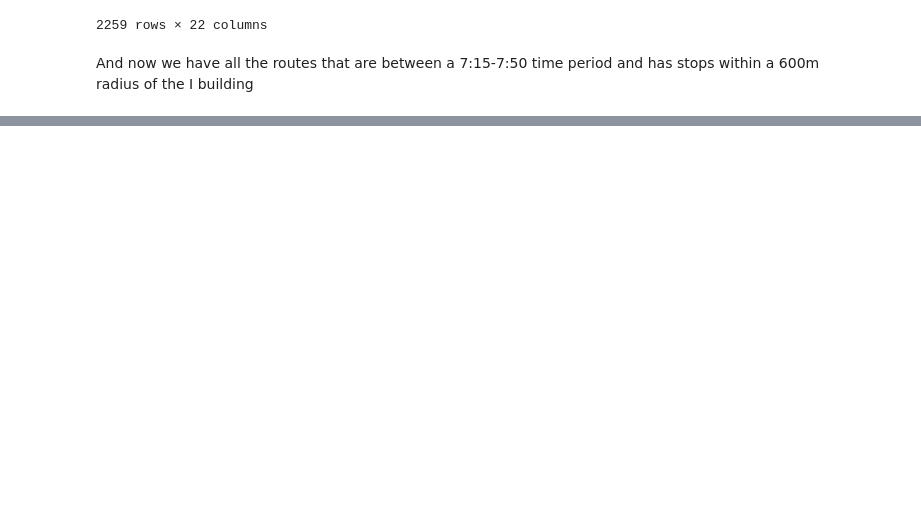
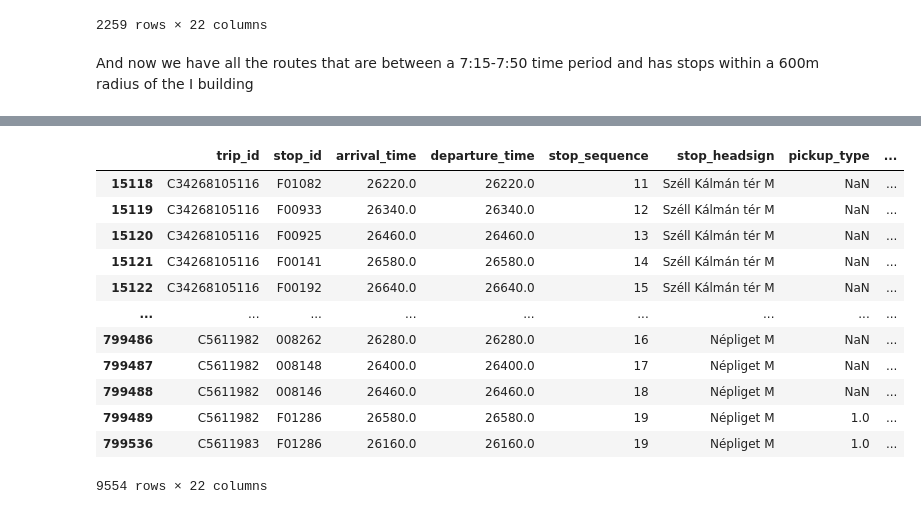
Before and after one commit to BGera89/Big_Data_Homework, a Jupyter notebook: final_submission.ipynb, the cells around one changed output, grey strips where cells are left out. Cells and saved outputs as stored; diff of their text form; code cells hidden in the pictures; blank space fills up the shorter version.

```diff
--- a/final_submission.ipynb
+++ b/final_submission.ipynb
@@ -325,0 +504,28 @@ pathways_7_8.to_csv("path_ways_7_8.csv",index=False)
+# %%
+#and we filter for time from 7:15-7:50 like before
+stops_intercept_7_8=stops_intercept[stops_intercept["arrival_time"]<28200]
+stops_intercept_7_8=stops_intercept_7_8[stops_intercept_7_8["arrival_time"]>26100]
+# %%
+#and add the short names
+values_dict=dict(zip(routes["route_id"], routes["route_short_name"]))
+short_names=[]
+for i in stops_intercept_7_8["route_id"]:
+    for k in values_dict:
+        if i==k:
+            short_names.append(values_dict[k])
+stops_intercept_7_8["short_names"]=short_names
+stops_intercept_7_8
+# %% [output]
+|  | trip_id | stop_id | arrival_time | departure_time | stop_sequence | stop_headsign | pickup_type | ... |
+| 15118 | C34268105116 | F01082 | 26220.0 | 26220.0 | 11 | Széll Kálmán tér M | NaN | ... |
+| 15119 | C34268105116 | F00933 | 26340.0 | 26340.0 | 12 | Széll Kálmán tér M | NaN | ... |
+| 15120 | C34268105116 | F00925 | 26460.0 | 26460.0 | 13 | Széll Kálmán tér M | NaN | ... |
+| 15121 | C34268105116 | F00141 | 26580.0 | 26580.0 | 14 | Széll Kálmán tér M | NaN | ... |
+| 15122 | C34268105116 | F00192 | 26640.0 | 26640.0 | 15 | Széll Kálmán tér M | NaN | ... |
+| ... | ... | ... | ... | ... | ... | ... | ... | ... |
+| 799486 | C5611982 | 008262 | 26280.0 | 26280.0 | 16 | Népliget M | NaN | ... |
+| 799487 | C5611982 | 008148 | 26400.0 | 26400.0 | 17 | Népliget M | NaN | ... |
+| 799488 | C5611982 | 008146 | 26460.0 | 26460.0 | 18 | Népliget M | NaN | ... |
+| 799489 | C5611982 | F01286 | 26580.0 | 26580.0 | 19 | Népliget M | 1.0 | ... |
+| 799536 | C5611983 | F01286 | 26160.0 | 26160.0 | 19 | Népliget M | 1.0 | ... |
+9554 rows × 22 columns
```
Also changed, not shown: parts of 15 cells of this notebook, 2 other files.
